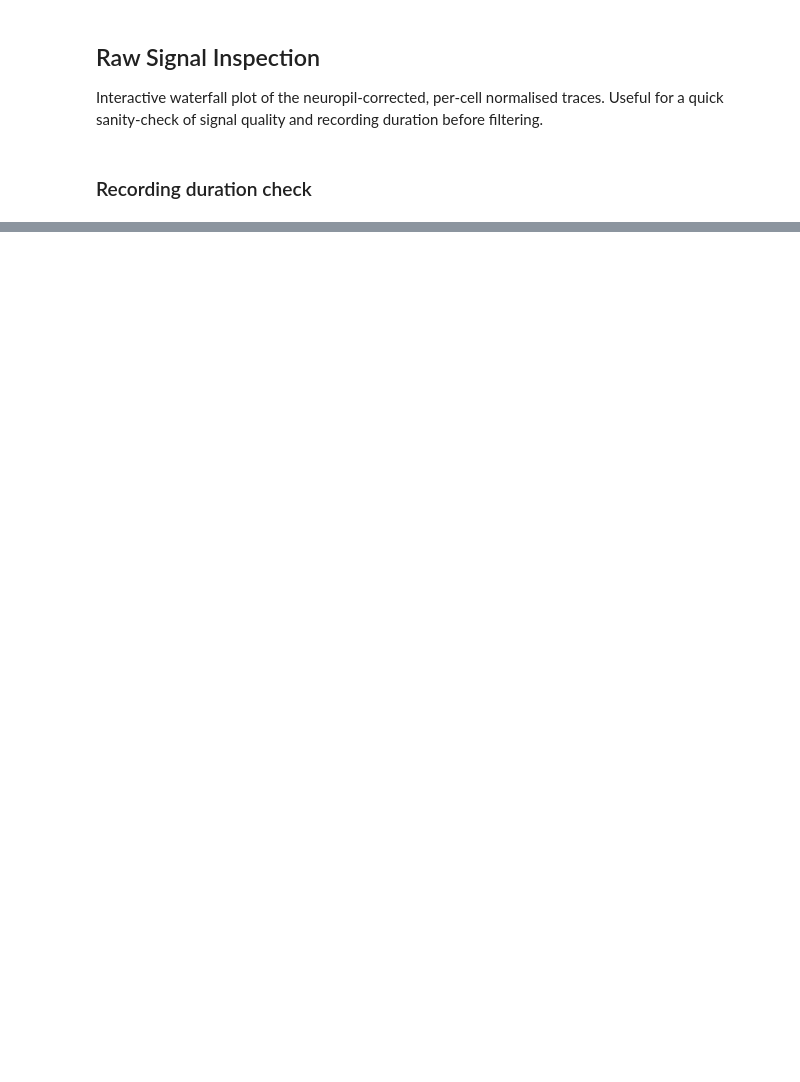
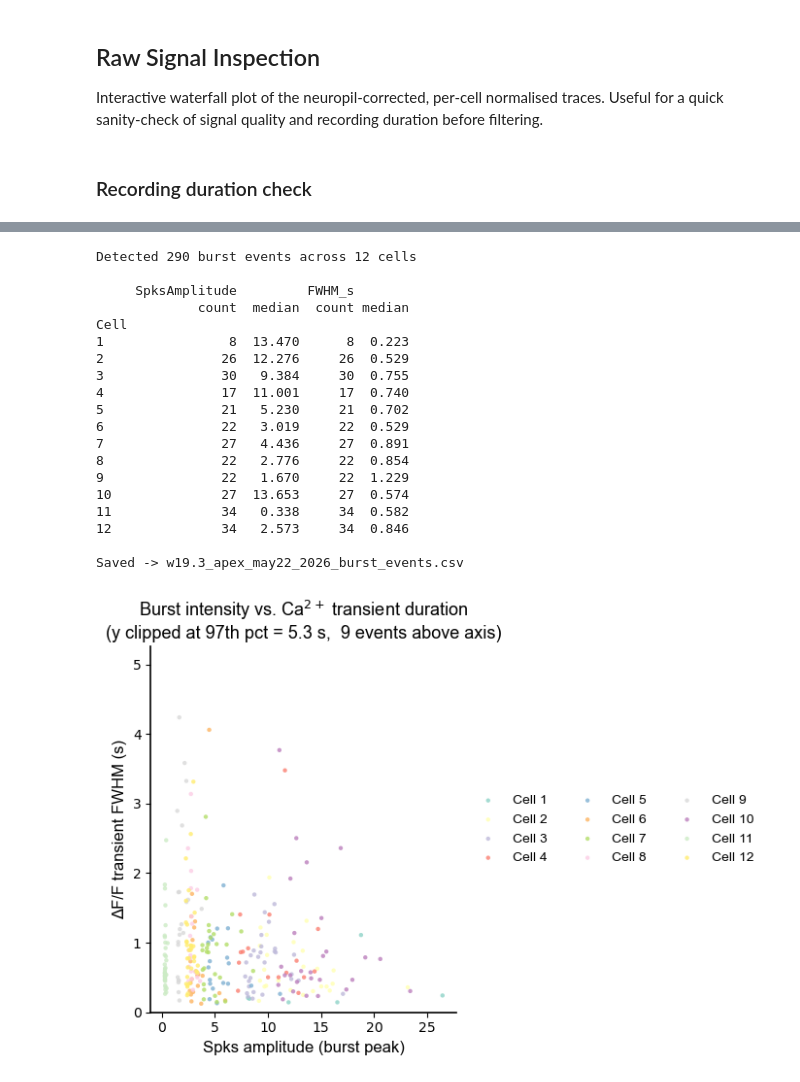
Before and after one commit to Andrea3v/Suite2p_Ca_Analysis, a Jupyter notebook: Calcium_analysis_Suite2p.ipynb, the cells around one changed output, grey strips where cells are left out. Saved outputs shown, nothing was run; the diff lists cells and outputs as text; code cells hidden in the pictures; blank space fills up the shorter version.

```diff
--- a/Calcium_analysis_Suite2p.ipynb
+++ b/Calcium_analysis_Suite2p.ipynb
@@ -397,7 +547,6 @@ for ch in range(spks_cells.shape[0]):
     burst_peaks, burst_props = find_peaks(spk, height=thr, distance=merge_win)
     if len(burst_peaks) == 0:
         continue
-
     for i, pk_frame in enumerate(burst_peaks):
         pk_amp = float(burst_props['peak_heights'][i])
 
@@ -422,47 +571,81 @@ for ch in range(spks_cells.shape[0]):
             'Cell':          ch + 1,
             'BurstTime_s':   float(pk_frame) * dt,
             'SpksAmplitude': pk_amp,
             'Threshold':     float(thr),
             'FWHM_s':        fwhm_s,
         })
 
 df_burst = pd.DataFrame(results_burst)
 print(f'Detected {len(df_burst)} burst events across {spks_cells.shape[0]} cells\n')
 print(df_burst.groupby('Cell')[['SpksAmplitude', 'FWHM_s']].agg(['count', 'median']).round(3))
 csv_path = os.path.join(output_dir, f'{fname_prefix}_burst_events.csv')
 df_burst.to_csv(csv_path, index=False)
 print(f'\nSaved -> {os.path.basename(csv_path)}')
 
 # --- scatter: burst intensity vs. Ca2+ transient duration -----------------
 import matplotlib.pyplot as plt
 
-fwhm_vals   = df_burst['FWHM_s'].dropna()
-ylim_top    = float(np.percentile(fwhm_vals, 95)) if len(fwhm_vals) > 0 else 10
-n_clipped   = int((fwhm_vals > ylim_top).sum())
+n_cells   = spks_cells.shape[0]
+fwhm_vals = df_burst['FWHM_s'].dropna()
+ylim_top  = float(np.percentile(fwhm_vals, 97)) if len(fwhm_vals) > 0 else 10
+n_clipped = int((fwhm_vals > ylim_top).sum())
+
+colors = plt.cm.Set3(np.linspace(0, 1, n_cells))
 
 fig, ax = plt.subplots(figsize=(7, 5))
-ax.set_facecolor('black'); fig.patch.set_facecolor('black')
 
-colors = plt.cm.tab20(np.linspace(0, 1, spks_cells.shape[0]))
-for ch in range(spks_cells.shape[0]):
+for ch in range(n_cells):
     sub = df_burst[df_burst['Cell'] == ch + 1]
     if len(sub) == 0:
         continue
     ax.scatter(sub['SpksAmplitude'], sub['FWHM_s'],
-               color=colors[ch], s=45, alpha=0.75, label=f'Cell {ch+1}')
+               color=colors[ch], s=10, alpha=0.80,
+               edgecolors='none', label=f'Cell {ch + 1}', zorder=3)
 
 ax.set_ylim(0, ylim_top)
-ax.set_xlabel('Spks amplitude (burst peak)', color='white')
-ax.set_ylabel('ΔF/F transient FWHM (s)', color='white')
+ax.set_xlabel('Spks amplitude (burst peak)',  fontsize=12, fontfamily='Arial')
+ax.set_ylabel('Î”F/F transient FWHM (s)',      fontsize=12, fontfamily='Arial')
 ax.set_title(
-    f'Burst intensity vs. duration\n'
-    f'(y clipped at 95th pct = {ylim_top:.1f} s,  {n_clipped} events above axis)',
-    color='white')
-ax.tick_params(colors='white')
-for spine in ['bottom', 'left']:
-    ax.spines[spine].set_color('white')
+    f'Burst intensity vs. Ca$^{{2+}}$ transient duration\n'
+    f'(y clipped at 97th pct = {ylim_top:.1f} s,  {n_clipped} events above axis)',
+    fontsize=13, fontfamily='Arial',
+)
+ax.tick_params(axis='both', direction='out', labelsize=10, colors='black')
+ax.legend(fontsize=3, frameon=False, ncol=3, loc='center left',
+          bbox_to_anchor=(1.02, 0.5), prop={'family': 'Arial'})
+
+ax.set_facecolor('white')
+fig.patch.set_facecolor('white')
 for spine in ['top', 'right']:
     ax.spines[spine].set_visible(False)
-ax.legend(fontsize=6, facecolor='#222', labelcolor='white', ncol=2, loc='upper right')
+for spine in ['bottom', 'left']:
+    ax.spines[spine].set_color('black')
+    ax.spines[spine].set_linewidth(1.2)
+
 plt.tight_layout()
-plt.show()
+
+if SHOW_FIGURES:
+    plt.show()
+else:
+    plt.close(fig)
+# %% [output]
+Detected 290 burst events across 12 cells
+
+     SpksAmplitude         FWHM_s
+             count  median  count median
+Cell
+1                8  13.470      8  0.223
+2               26  12.276     26  0.529
+3               30   9.384     30  0.755
+4               17  11.001     17  0.740
+5               21   5.230     21  0.702
+6               22   3.019     22  0.529
+7               27   4.436     27  0.891
+8               22   2.776     22  0.854
+9               22   1.670     22  1.229
+10              27  13.653     27  0.574
+11              34   0.338     34  0.582
+12              34   2.573     34  0.846
+
+Saved -> w19.3_apex_may22_2026_burst_events.csv
+[figure, added]
```
Also changed, not shown: parts of 18 cells of this notebook.
